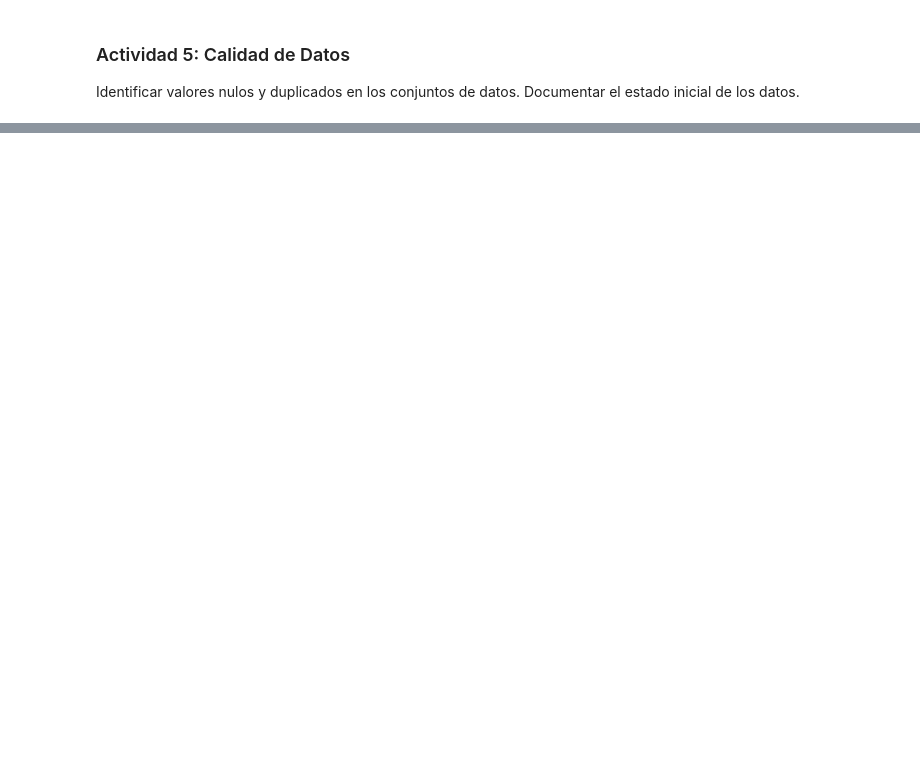
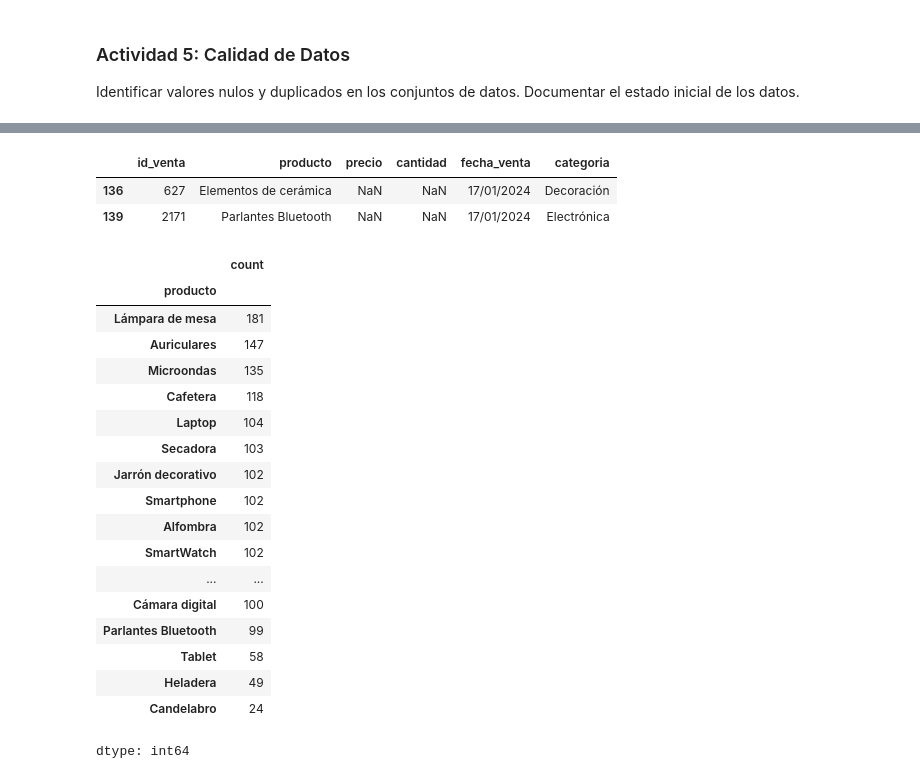
Before and after one commit to VASUDEVAKAMASWAMI/TT-2C2025-Data-Analitycs-Notebooks, a Jupyter notebook: pre_entrega.ipynb, the cells around one changed output, grey strips where cells are left out. Saved outputs shown, nothing was run; the diff lists cells and outputs as text; code cells hidden in the pictures; blank space fills up the shorter version.

```diff
--- a/pre_entrega.ipynb
+++ b/pre_entrega.ipynb
@@ -204,0 +414,33 @@ Identificar valores nulos y duplicados en los conjuntos de datos. Documentar el
+# %%
+# Visualizar los nulos
+# df_ventas[df_ventas.isnull().any(axis=1)]
+df_ventas[df_ventas.isnull().any(axis=1)]
+# %% [output]
+|  | id_venta | producto | precio | cantidad | fecha_venta | categoria |
+| 136 | 627 | Elementos de cerámica | NaN | NaN | 17/01/2024 | Decoración |
+| 139 | 2171 | Parlantes Bluetooth | NaN | NaN | 17/01/2024 | Electrónica |
+# %%
+# Analizar los precios de los NaN a ver que opciones tenemos
+# df_ventas[df_ventas["producto"]=="Elementos de cerámica"]
+df_ventas["producto"].value_counts()
+# df_ventas["producto"].unique()
+# %% [output]
+|  | count |
+| producto |  |
+| Lámpara de mesa | 181 |
+| Auriculares | 147 |
+| Microondas | 135 |
+| Cafetera | 118 |
+| Laptop | 104 |
+| Secadora | 103 |
+| Jarrón decorativo | 102 |
+| Smartphone | 102 |
+| Alfombra | 102 |
+| SmartWatch | 102 |
+| ... | ... |
+| Cámara digital | 100 |
+| Parlantes Bluetooth | 99 |
+| Tablet | 58 |
+| Heladera | 49 |
+| Candelabro | 24 |
+dtype: int64
```
Also changed, not shown: parts of 96 cells of this notebook.
